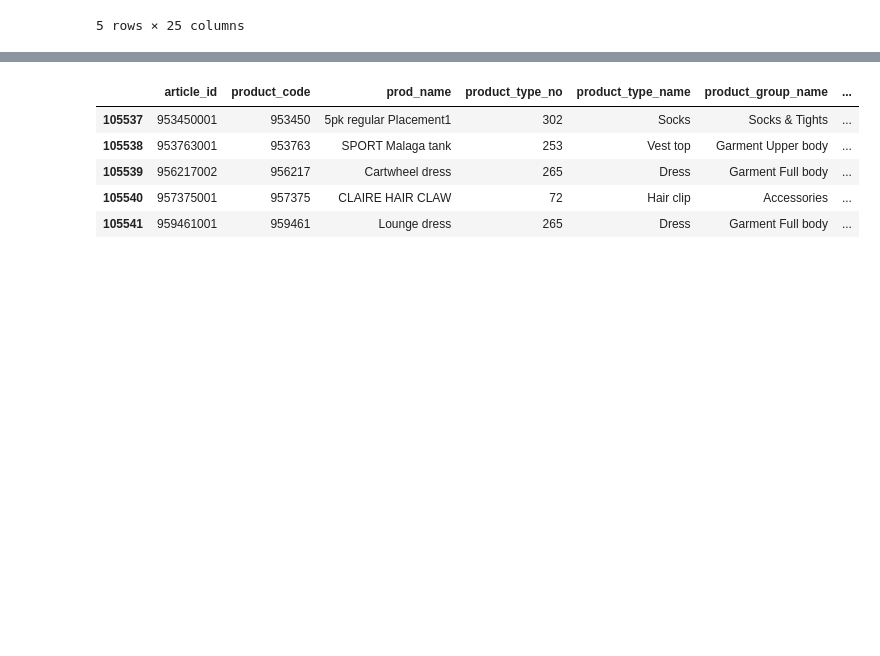
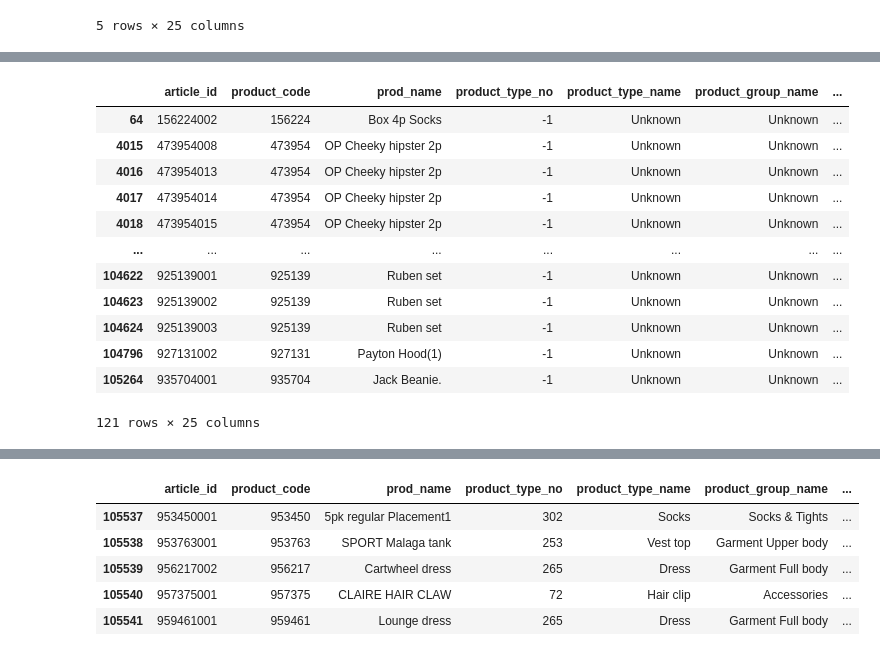
Before and after one commit to theflyingd/fashion-recommender, a Jupyter notebook: notebooks/EDA-Martin.ipynb, the cells around one changed output, grey strips where cells are left out. Cells and saved outputs as stored; diff of their text form; code cells hidden in the pictures; blank space fills up the shorter version.

```diff
--- a/notebooks/EDA-Martin.ipynb
+++ b/notebooks/EDA-Martin.ipynb
@@ -32,0 +122,16 @@ articles.head()
+# %%
+articles[articles["product_type_no"]==-1]
+# %% [output]
+|  | article_id | product_code | prod_name | product_type_no | product_type_name | product_group_name | ... |
+| 64 | 156224002 | 156224 | Box 4p Socks | -1 | Unknown | Unknown | ... |
+| 4015 | 473954008 | 473954 | OP Cheeky hipster 2p | -1 | Unknown | Unknown | ... |
+| 4016 | 473954013 | 473954 | OP Cheeky hipster 2p | -1 | Unknown | Unknown | ... |
+| 4017 | 473954014 | 473954 | OP Cheeky hipster 2p | -1 | Unknown | Unknown | ... |
+| 4018 | 473954015 | 473954 | OP Cheeky hipster 2p | -1 | Unknown | Unknown | ... |
+| ... | ... | ... | ... | ... | ... | ... | ... |
+| 104622 | 925139001 | 925139 | Ruben set | -1 | Unknown | Unknown | ... |
+| 104623 | 925139002 | 925139 | Ruben set | -1 | Unknown | Unknown | ... |
+| 104624 | 925139003 | 925139 | Ruben set | -1 | Unknown | Unknown | ... |
+| 104796 | 927131002 | 927131 | Payton Hood(1) | -1 | Unknown | Unknown | ... |
+| 105264 | 935704001 | 935704 | Jack Beanie. | -1 | Unknown | Unknown | ... |
+121 rows × 25 columns
```
Also changed, not shown: parts of 82 cells of this notebook, 1 other file.
